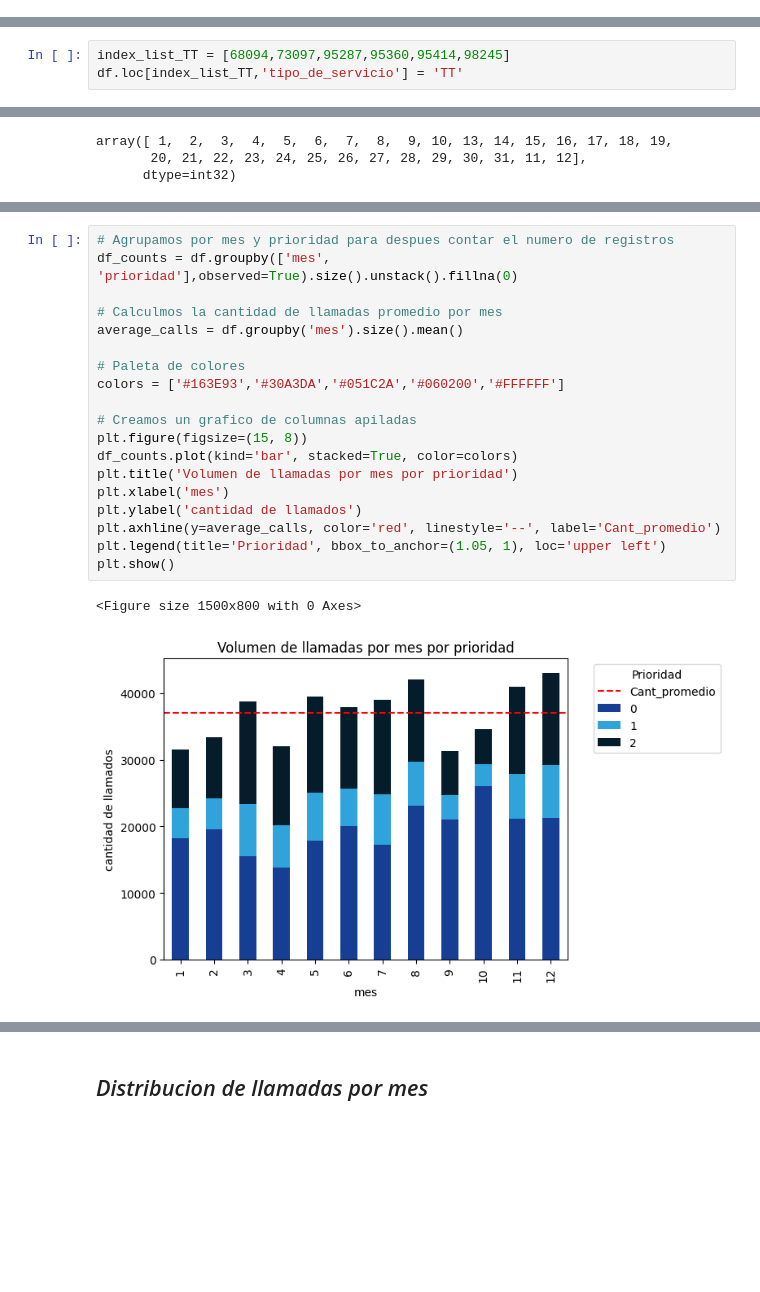
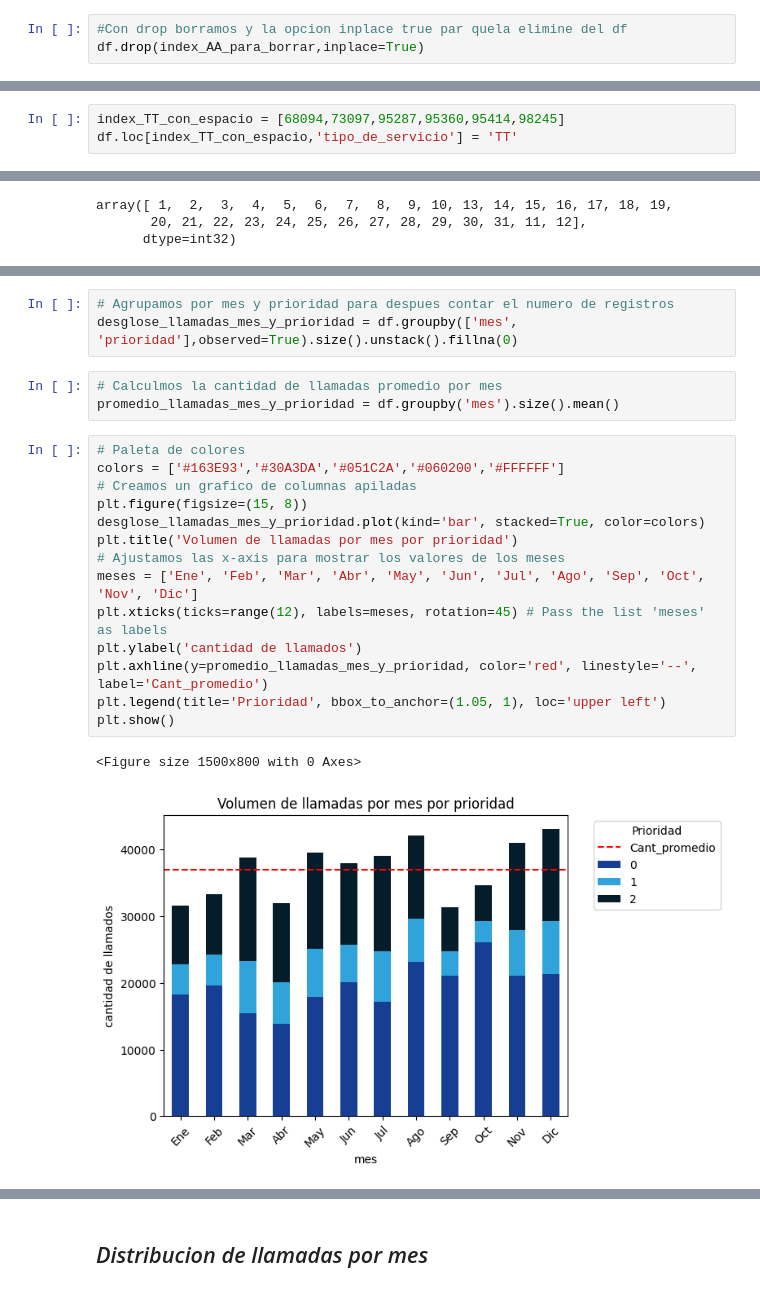
Before and after one commit to juangarcesco/metricas-call-canter, a Jupyter notebook: PRUEBA_CALL_CENTER.ipynb, the cells around one changed output, grey strips where cells are left out. Drawn from its saved outputs; the diff is of its cells as text; blank space fills up the shorter version.

```diff
--- a/PRUEBA_CALL_CENTER.ipynb
+++ b/PRUEBA_CALL_CENTER.ipynb
@@ -162,2 +187,5 @@ df.drop(indexes_to_drop,inplace=True)
+# %%
+#Con drop borramos y la opcion inplace true par quela elimine del df
+df.drop(index_AA_para_borrar,inplace=True)
 # %% [markdown]
 ## Correcion de valores ' TT'
@@ -174,6 +203,6 @@ df[df['tipo_de_servicio'] == ' TT']
 # %%
-index_list_TT = [68094,73097,95287,95360,95414,98245]
-df.loc[index_list_TT,'tipo_de_servicio'] = 'TT'
+index_TT_con_espacio = [68094,73097,95287,95360,95414,98245]
+df.loc[index_TT_con_espacio,'tipo_de_servicio'] = 'TT'
 # %% [markdown]
 ## Correccion del datatype del tipo de servicio
 # %%
@@ -582,25 +502,26 @@ plt.title('Volumen de llamadas por mes')
 plt.show()
 # %% [output]
 [figure]
+# %%
+# Agrupamos por mes y prioridad para despues contar el numero de registros
+desglose_llamadas_mes_y_prioridad = df.groupby(['mes', 'prioridad'],observed=True).size().unstack().fillna(0)
+# %%
+# Calculmos la cantidad de llamadas promedio por mes
+promedio_llamadas_mes_y_prioridad = df.groupby('mes').size().mean()
 # %%
-# Agrupamos por mes y prioridad para despues contar el numero de registros
-df_counts = df.groupby(['mes', 'prioridad'],observed=True).size().unstack().fillna(0)
-
-# Calculmos la cantidad de llamadas promedio por mes
-average_calls = df.groupby('mes').size().mean()
-
 # Paleta de colores
 colors = ['#163E93','#30A3DA','#051C2A','#060200','#FFFFFF']
-
 # Creamos un grafico de columnas apiladas
 plt.figure(figsize=(15, 8))
-df_counts.plot(kind='bar', stacked=True, color=colors)
+desglose_llamadas_mes_y_prioridad.plot(kind='bar', stacked=True, color=colors)
 plt.title('Volumen de llamadas por mes por prioridad')
-plt.xlabel('mes')
+# Ajustamos las x-axis para mostrar los valores de los meses
+meses = ['Ene', 'Feb', 'Mar', 'Abr', 'May', 'Jun', 'Jul', 'Ago', 'Sep', 'Oct', 'Nov', 'Dic']
+plt.xticks(ticks=range(12), labels=meses, rotation=45) # Pass the list 'meses' as labels
 plt.ylabel('cantidad de llamados')
-plt.axhline(y=average_calls, color='red', linestyle='--', label='Cant_promedio')
+plt.axhline(y=promedio_llamadas_mes_y_prioridad, color='red', linestyle='--', label='Cant_promedio')
 plt.legend(title='Prioridad', bbox_to_anchor=(1.05, 1), loc='upper left')
 plt.show()
 # %% [output]
 <Figure size 1500x800 with 0 Axes>
-[figure, old version]
+[figure, new version]
```
Also changed, not shown: parts of 109 cells of this notebook.
